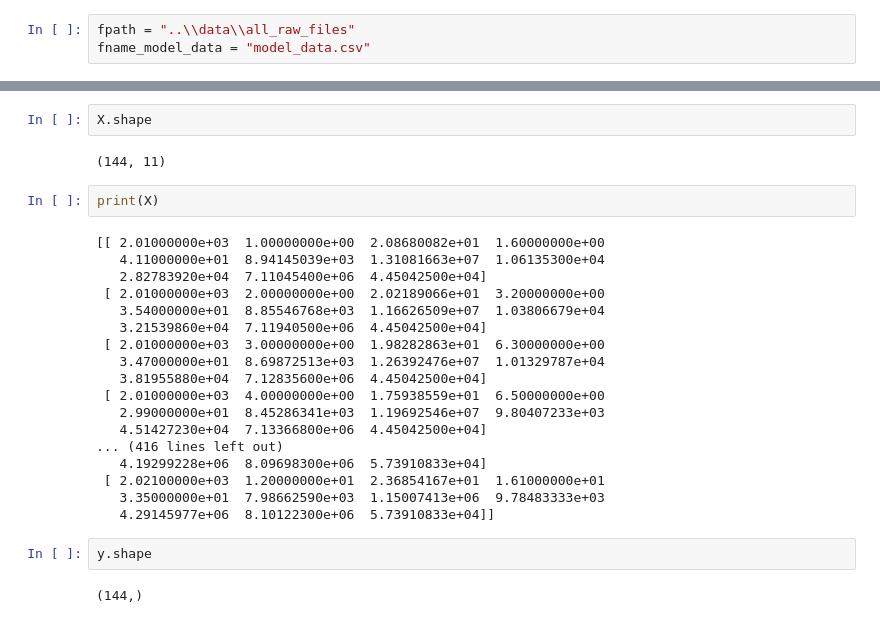
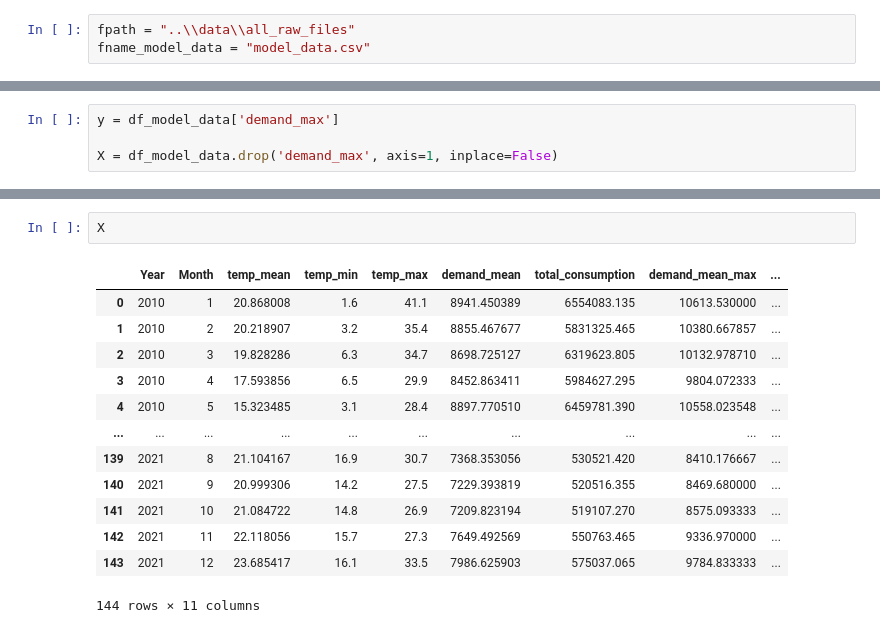
Before and after one commit to Z5429/ZZSC9020-Group-P, a Jupyter notebook: src/feature_selection.ipynb, the cells around one changed output, grey strips where cells are left out. Cells and saved outputs as stored; diff of their text form.

```diff
--- a/src/feature_selection.ipynb
+++ b/src/feature_selection.ipynb
@@ -66,0 +67,4 @@ y = dataset[:,7]
+# %%
+y = df_model_data['demand_max']
+
+X = df_model_data.drop('demand_max', axis=1, inplace=False)
@@ -67,28 +86,16 @@ y = dataset[:,7]
 # %%
-X.shape
+X
 # %% [output]
+|  | Year | Month | temp_mean | temp_min | temp_max | demand_mean | total_consumption | demand_mean_max | ... |
+| 0 | 2010 | 1 | 20.868008 | 1.6 | 41.1 | 8941.450389 | 6554083.135 | 10613.530000 | ... |
+| 1 | 2010 | 2 | 20.218907 | 3.2 | 35.4 | 8855.467677 | 5831325.465 | 10380.667857 | ... |
+| 2 | 2010 | 3 | 19.828286 | 6.3 | 34.7 | 8698.725127 | 6319623.805 | 10132.978710 | ... |
+| 3 | 2010 | 4 | 17.593856 | 6.5 | 29.9 | 8452.863411 | 5984627.295 | 9804.072333 | ... |
+| 4 | 2010 | 5 | 15.323485 | 3.1 | 28.4 | 8897.770510 | 6459781.390 | 10558.023548 | ... |
+| ... | ... | ... | ... | ... | ... | ... | ... | ... | ... |
+| 139 | 2021 | 8 | 21.104167 | 16.9 | 30.7 | 7368.353056 | 530521.420 | 8410.176667 | ... |
+| 140 | 2021 | 9 | 20.999306 | 14.2 | 27.5 | 7229.393819 | 520516.355 | 8469.680000 | ... |
+| 141 | 2021 | 10 | 21.084722 | 14.8 | 26.9 | 7209.823194 | 519107.270 | 8575.093333 | ... |
+| 142 | 2021 | 11 | 22.118056 | 15.7 | 27.3 | 7649.492569 | 550763.465 | 9336.970000 | ... |
+| 143 | 2021 | 12 | 23.685417 | 16.1 | 33.5 | 7986.625903 | 575037.065 | 9784.833333 | ... |
-(144, 11)
+144 rows × 11 columns
-# %%
-print(X)
-# %% [output]
-[[ 2.01000000e+03  1.00000000e+00  2.08680082e+01  1.60000000e+00
-   4.11000000e+01  8.94145039e+03  1.31081663e+07  1.06135300e+04
-   2.82783920e+04  7.11045400e+06  4.45042500e+04]
- [ 2.01000000e+03  2.00000000e+00  2.02189066e+01  3.20000000e+00
-   3.54000000e+01  8.85546768e+03  1.16626509e+07  1.03806679e+04
-   3.21539860e+04  7.11940500e+06  4.45042500e+04]
- [ 2.01000000e+03  3.00000000e+00  1.98282863e+01  6.30000000e+00
-   3.47000000e+01  8.69872513e+03  1.26392476e+07  1.01329787e+04
-   3.81955880e+04  7.12835600e+06  4.45042500e+04]
- [ 2.01000000e+03  4.00000000e+00  1.75938559e+01  6.50000000e+00
-   2.99000000e+01  8.45286341e+03  1.19692546e+07  9.80407233e+03
-   4.51427230e+04  7.13366800e+06  4.45042500e+04]
-... (416 lines left out)
-   4.19299228e+06  8.09698300e+06  5.73910833e+04]
- [ 2.02100000e+03  1.20000000e+01  2.36854167e+01  1.61000000e+01
-   3.35000000e+01  7.98662590e+03  1.15007413e+06  9.78483333e+03
-   4.29145977e+06  8.10122300e+06  5.73910833e+04]]
-# %%
-y.shape
-# %% [output]
-(144,)
```
Also changed, not shown: parts of 24 cells of this notebook.
